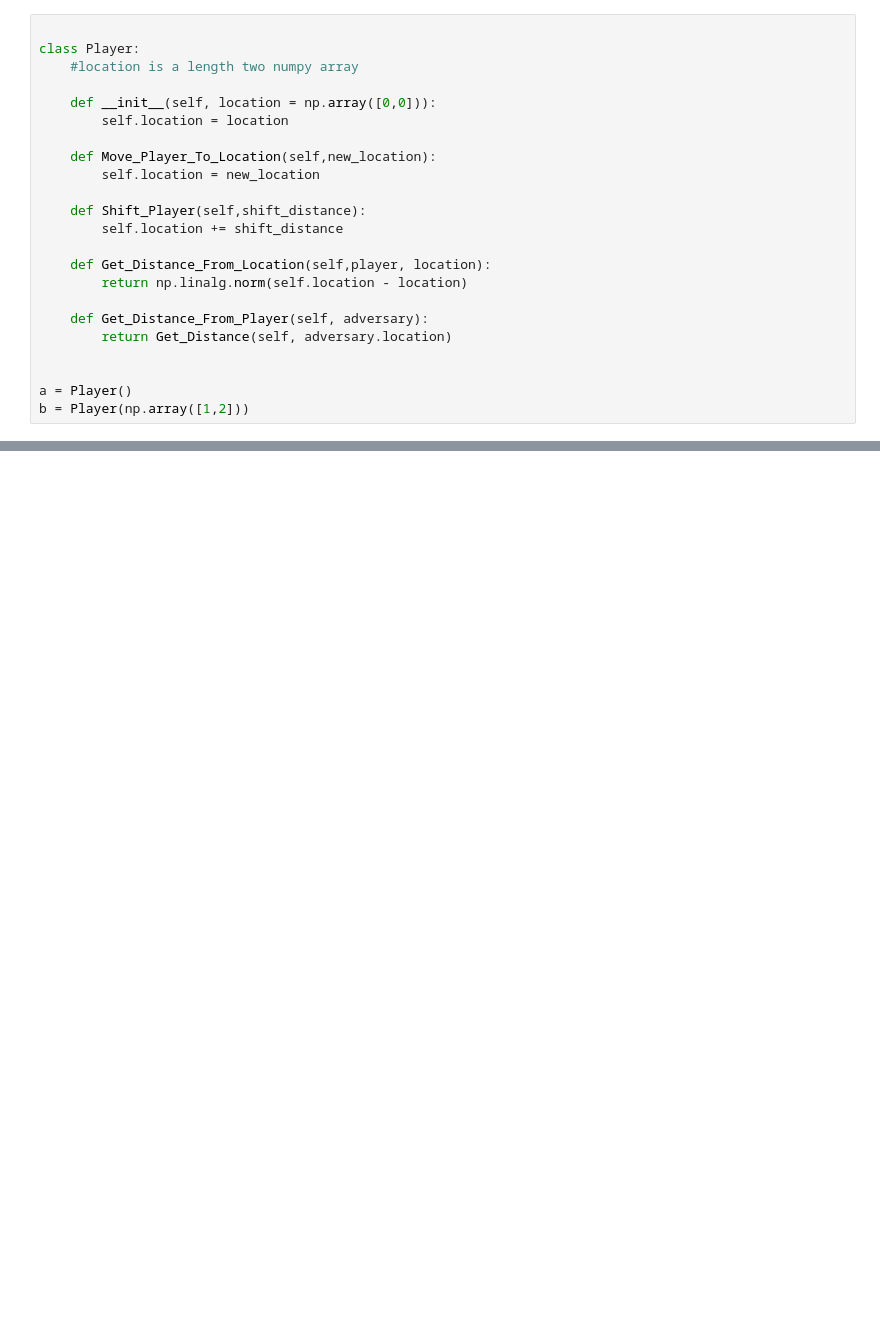
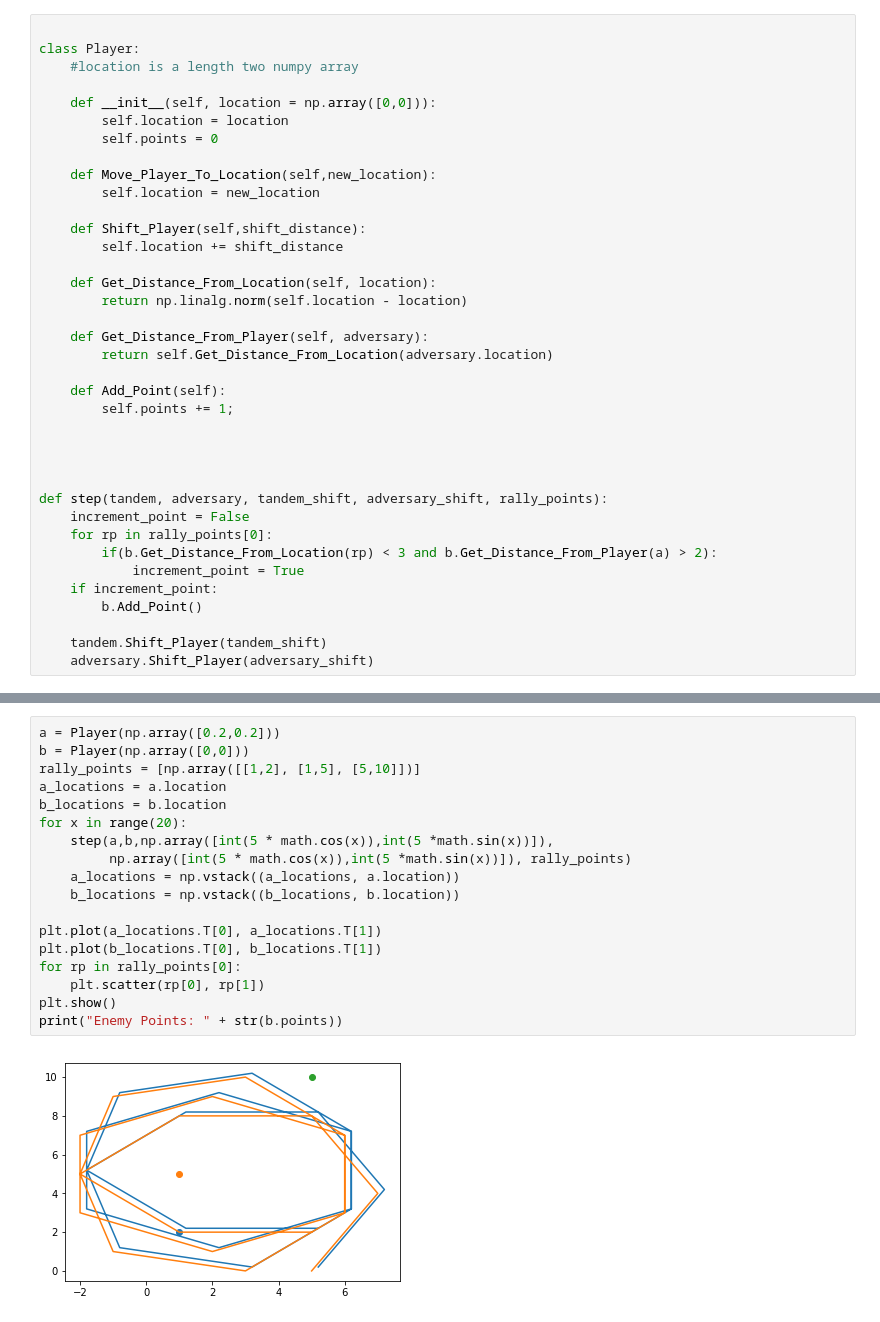
Before and after one commit to schoolboystev3/EECS149-Final-Project, a Jupyter notebook: Untitled.ipynb, the cells around one changed output, grey strips where cells are left out. Saved outputs shown, nothing was run; the diff lists cells and outputs as text; blank space fills up the shorter version.

Commit message:
Add files via upload
initial start point, can create players, step forward through movements of players, and also graphically see where we are at

```diff
--- a/Untitled.ipynb
+++ b/Untitled.ipynb
@@ -8,6 +9,7 @@ class Player:
 
     def __init__(self, location = np.array([0,0])):
         self.location = location
+        self.points = 0
 
     def Move_Player_To_Location(self,new_location):
         self.location = new_location
@@ -15,12 +17,25 @@ class Player:
     def Shift_Player(self,shift_distance):
         self.location += shift_distance
 
-    def Get_Distance_From_Location(self,player, location):
+    def Get_Distance_From_Location(self, location):
         return np.linalg.norm(self.location - location)
 
     def Get_Distance_From_Player(self, adversary):
-        return Get_Distance(self, adversary.location)
+        return self.Get_Distance_From_Location(adversary.location)
+
+    def Add_Point(self):
+        self.points += 1;
 
 
-a = Player()
-b = Player(np.array([1,2]))
+
+
+def step(tandem, adversary, tandem_shift, adversary_shift, rally_points):
+    increment_point = False
+    for rp in rally_points[0]:
+        if(b.Get_Distance_From_Location(rp) < 3 and b.Get_Distance_From_Player(a) > 2):
+            increment_point = True
+    if increment_point:
+        b.Add_Point()
+
+    tandem.Shift_Player(tandem_shift)
+    adversary.Shift_Player(adversary_shift)
@@ -31,0 +42,20 @@ print(a.Get_Distance_From_Player(b))
+# %%
+a = Player(np.array([0.2,0.2]))
+b = Player(np.array([0,0]))
+rally_points = [np.array([[1,2], [1,5], [5,10]])]
+a_locations = a.location
+b_locations = b.location
+for x in range(20):
+    step(a,b,np.array([int(5 * math.cos(x)),int(5 *math.sin(x))]),
+         np.array([int(5 * math.cos(x)),int(5 *math.sin(x))]), rally_points)
+    a_locations = np.vstack((a_locations, a.location))
+    b_locations = np.vstack((b_locations, b.location))
+
+plt.plot(a_locations.T[0], a_locations.T[1])
+plt.plot(b_locations.T[0], b_locations.T[1])
+for rp in rally_points[0]:
+    plt.scatter(rp[0], rp[1])
+plt.show()
+print("Enemy Points: " + str(b.points))
+# %% [output]
+[figure, added]
```
Also changed, not shown: parts of 3 cells of this notebook.
